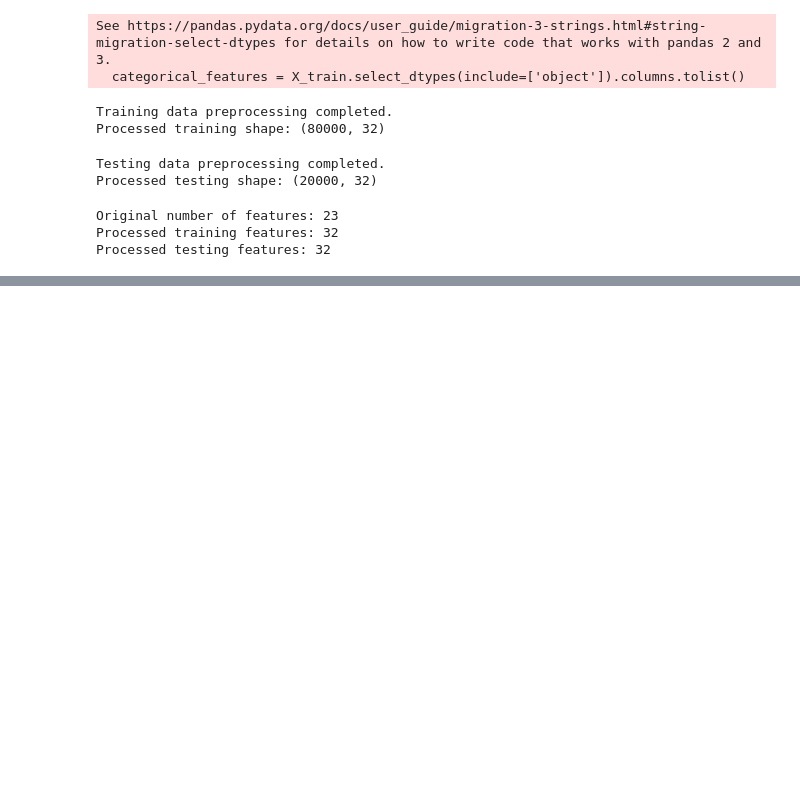
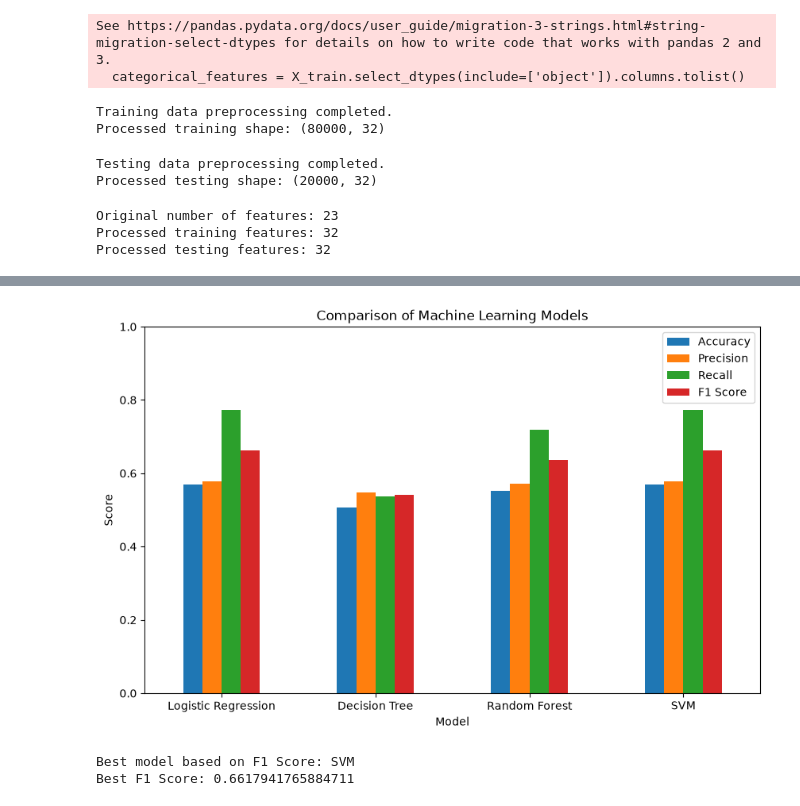
Before and after one commit to coolgeeksnippets/AI-ML-Project-Student_Placement_Prediction_System, a Jupyter notebook: notebooks/analysis.ipynb, the cells around one changed output, grey strips where cells are left out. Cells and saved outputs as stored; diff of their text form; code cells hidden in the pictures; blank space fills up the shorter version.

Commit message:
Updated the analysis notebook to include the latest results dataframe for review and further analysis.

```diff
--- a/notebooks/analysis.ipynb
+++ b/notebooks/analysis.ipynb
@@ -842,0 +896,7 @@ Processed testing features: 32
+# %%
+y_pred_logistic = logistic_model.predict(X_test_processed)
+y_pred_tree = decision_tree_model.predict(X_test_processed)
+y_pred_forest = random_forest_model.predict(X_test_processed)
+y_pred_svm = svm_model.predict(X_test_processed)
+
+print("Predictions generated successfully!")
@@ -842,0 +905,22 @@ Processed testing features: 32
+# %%
+models = {
+    'Logistic Regression': y_pred_logistic,
+    'Decision Tree': y_pred_tree,
+    'Random Forest': y_pred_forest,
+    'SVM': y_pred_svm
+}
+
+results = []
+
+for model_name, predictions in models.items():
+    results.append({
+        'Model': model_name,
+        'Accuracy': accuracy_score(y_test, predictions),
+        'Precision': precision_score(y_test, predictions),
+        'Recall': recall_score(y_test, predictions),
+        'F1 Score': f1_score(y_test, predictions)
+    })
+
+results_df = pd.DataFrame(results)
+
+results_df
@@ -842,0 +933,28 @@ Processed testing features: 32
+# %%
+results_df.set_index('Model')[['Accuracy', 'Precision', 'Recall', 'F1 Score']].plot(
+    kind='bar',
+    figsize=(10, 6)
+)
+
+plt.title('Comparison of Machine Learning Models')
+plt.xlabel('Model')
+plt.ylabel('Score')
+plt.xticks(rotation=0)
+plt.ylim(0, 1)
+plt.legend()
+plt.show()
+# %% [output]
+[figure, added]
+# %%
+best_model_name = results_df.loc[
+    results_df['F1 Score'].idxmax(),
+    'Model'
+]
+
+best_f1_score = results_df['F1 Score'].max()
+
+print("Best model based on F1 Score:", best_model_name)
+print("Best F1 Score:", best_f1_score)
+# %% [output]
+Best model based on F1 Score: SVM
+Best F1 Score: 0.6617941765884711
```
Also changed, not shown: parts of 15 cells of this notebook.
